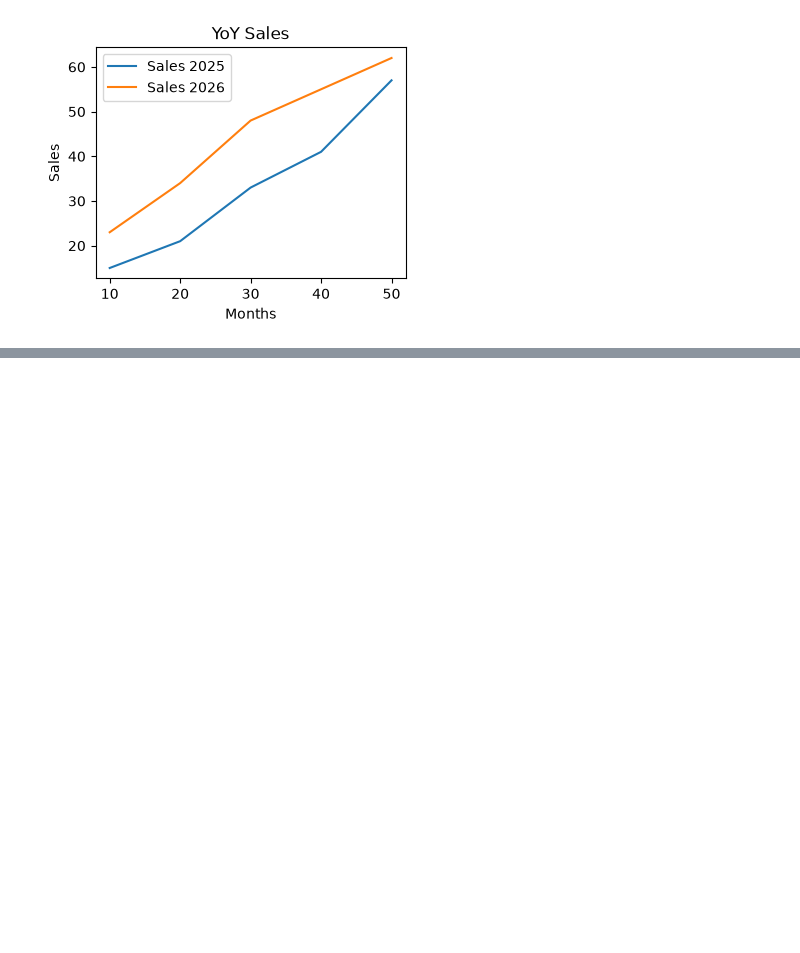
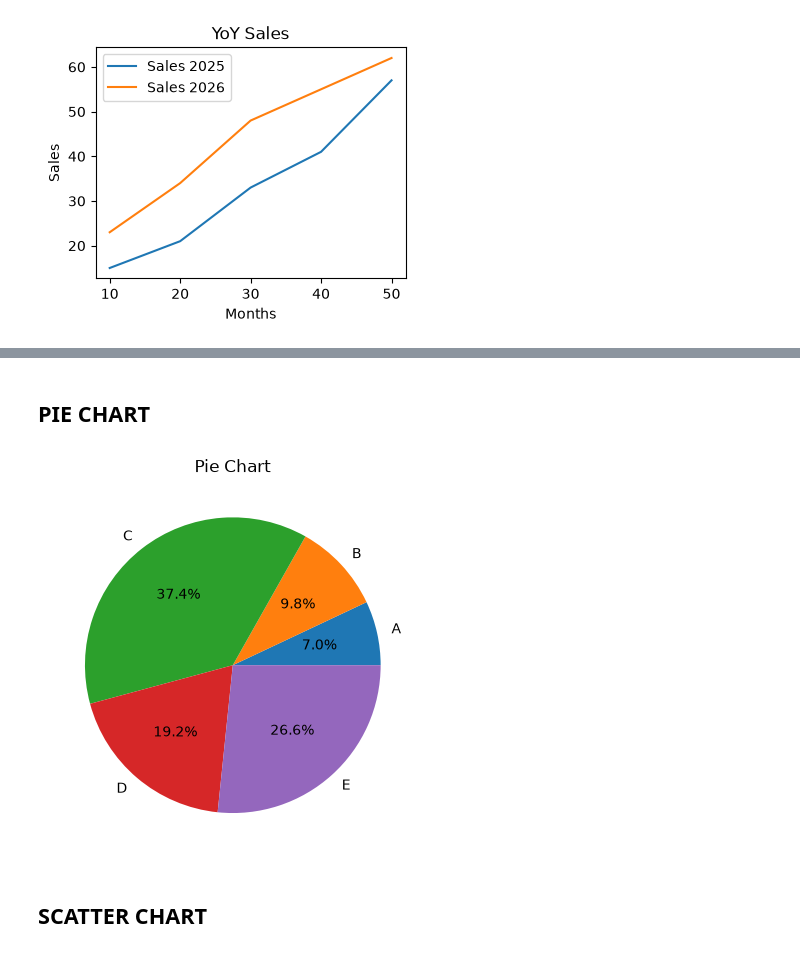
Before and after one commit to suran-02/Python, a Jupyter notebook: matplotlib/day1.ipynb, the cells around one changed output, grey strips where cells are left out. Cells and saved outputs as stored; diff of their text form; code cells hidden in the pictures; blank space fills up the shorter version.

```diff
--- a/matplotlib/day1.ipynb
+++ b/matplotlib/day1.ipynb
@@ -45,0 +68,15 @@ plt.show()
+# %% [markdown]
+## PIE CHART
+# %%
+# used to show part-to-whole relationship
+
+x1=['A','B','C','D','E']
+y1=[15,21,80,41,57]
+
+plt.pie(y1, labels=x1,autopct='%1.1f%%')
+plt.title("Pie Chart")
+plt.show()
+# %% [output]
+[figure, added]
+# %% [markdown]
+## SCATTER CHART
```
Also changed, not shown: parts of 4 cells of this notebook.
